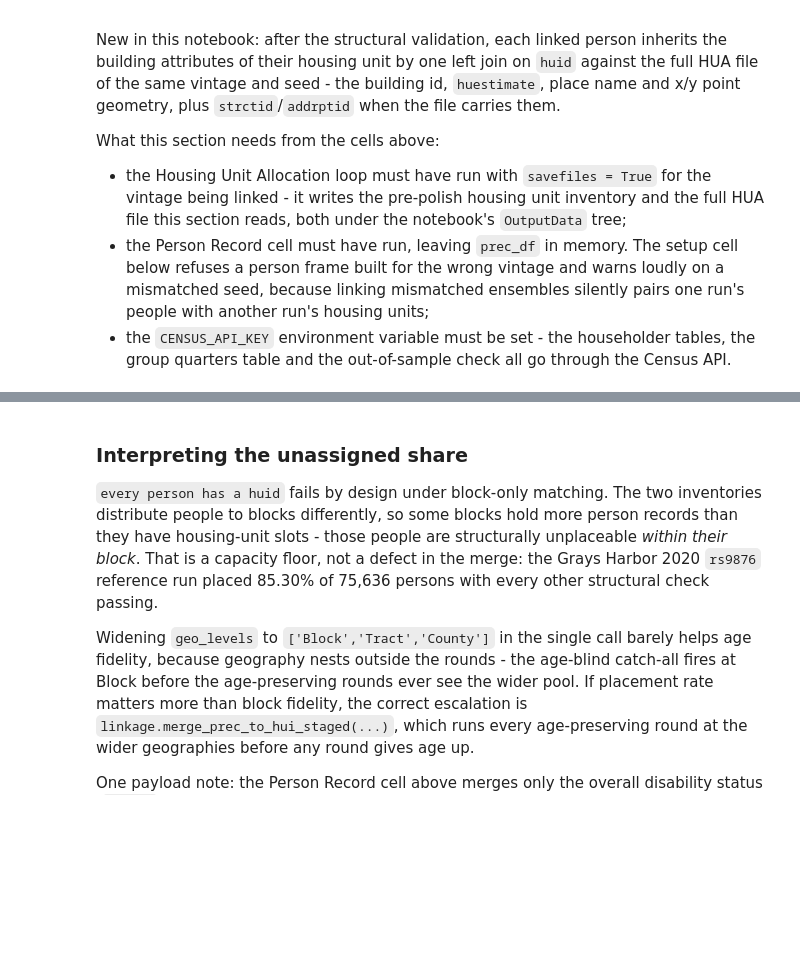
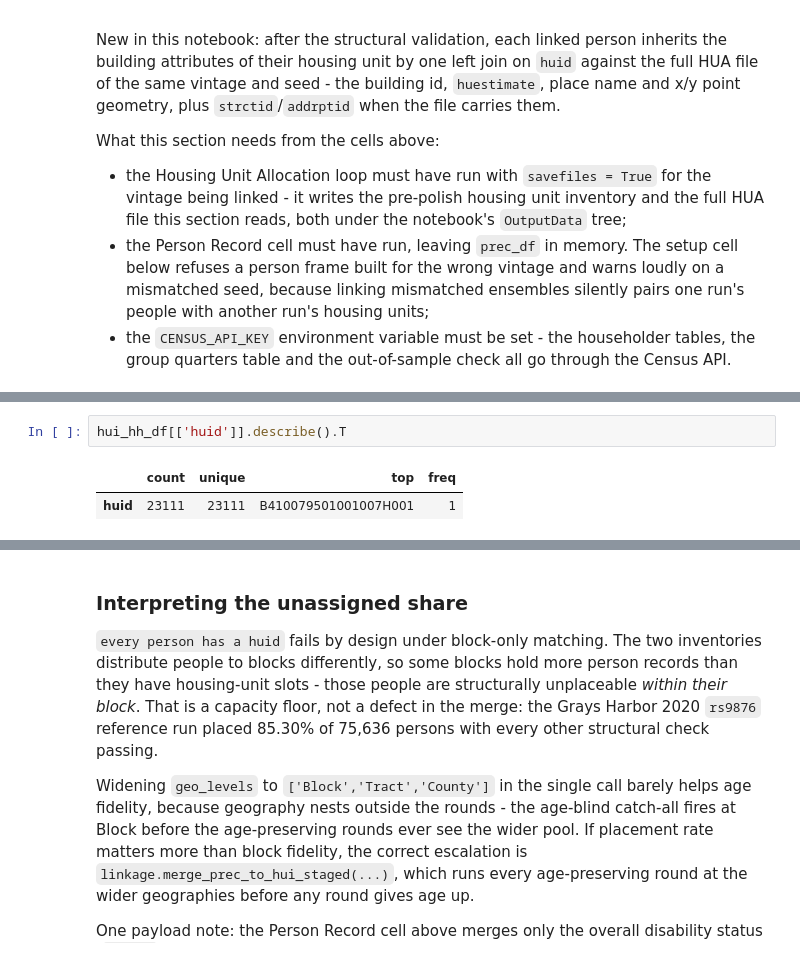
Before and after one commit to npr99/intersect-community-data, a Jupyter notebook: ncoda_07kv7_HUA_PREC_Disability.ipynb, the cells around one changed output, grey strips where cells are left out. Saved outputs shown, nothing was run; the diff lists cells and outputs as text; blank space fills up the shorter version.

```diff
--- a/ncoda_07kv7_HUA_PREC_Disability.ipynb
+++ b/ncoda_07kv7_HUA_PREC_Disability.ipynb
@@ -443,3 +525,8 @@ for check, (passed, detail) in hui_householder_functions.\
+# %%
+hui_hh_df[['huid']].describe().T
+# %% [output]
+|  | count | unique | top | freq |
+| huid | 23111 | 23111 | B410079501001007H001 | 1 |
 # %%
 # ==============================================================
 # Step 2: Prepare the housing units
```
Also changed, not shown: parts of 29 cells of this notebook.
